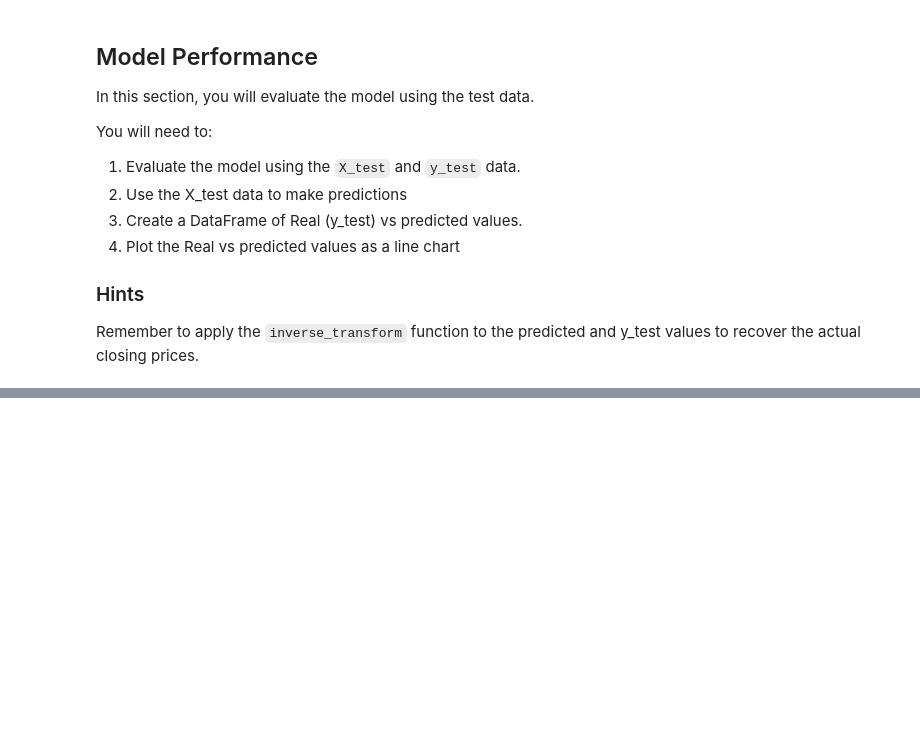
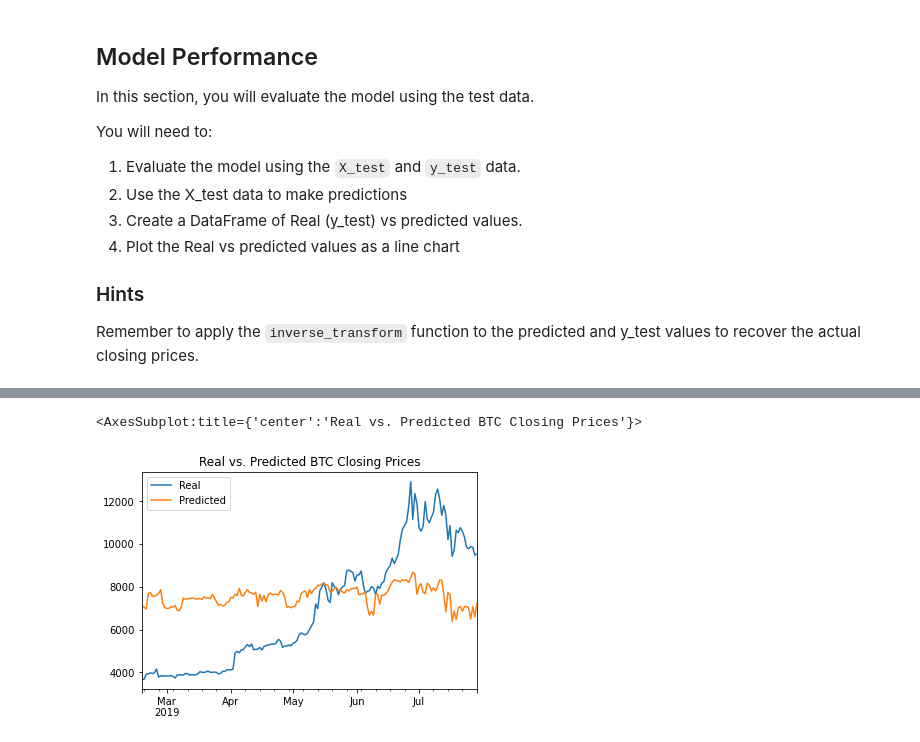
Before and after one commit to MatthewPuttroff/HWUnit14, a Jupyter notebook: Instructions/Starter_Code/lstm_stock_predictor_fng.ipynb, the cells around one changed output, grey strips where cells are left out. Cells and saved outputs as stored; diff of their text form; code cells hidden in the pictures; blank space fills up the shorter version.

```diff
--- a/Instructions/Starter_Code/lstm_stock_predictor_fng.ipynb
+++ b/Instructions/Starter_Code/lstm_stock_predictor_fng.ipynb
@@ -238,4 +287,4 @@ stocks.head()
 # %%
 # Plot the real vs predicted values as a line chart
-# YOUR CODE HERE!
+stocks.plot(title="Real vs. Predicted BTC Closing Prices")
 # %% [output]
@@ -242,0 +291,2 @@ stocks.head()
+<AxesSubplot:title={'center':'Real vs. Predicted BTC Closing Prices'}>
+[figure, added]
```
Also changed, not shown: parts of 16 cells of this notebook.
